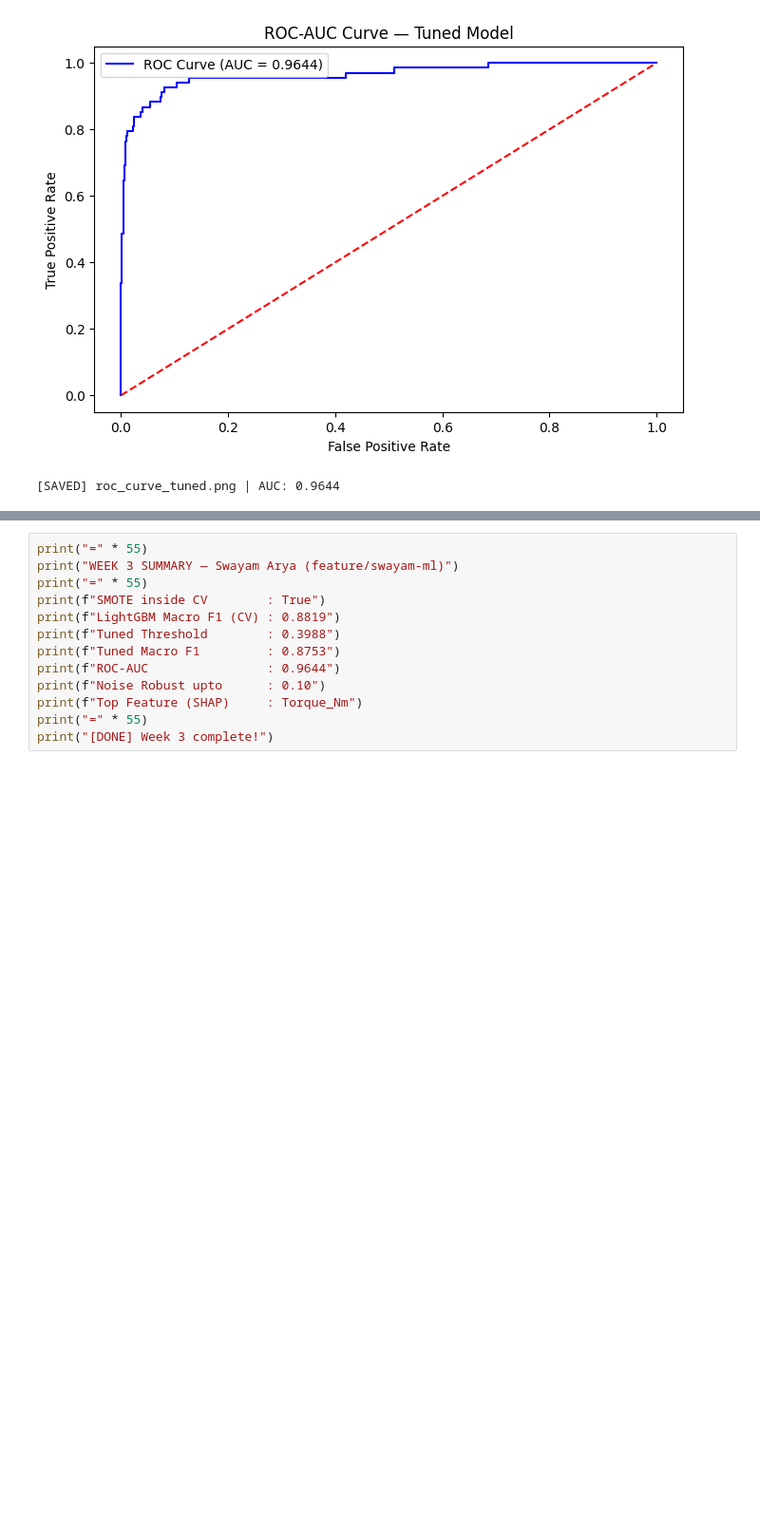
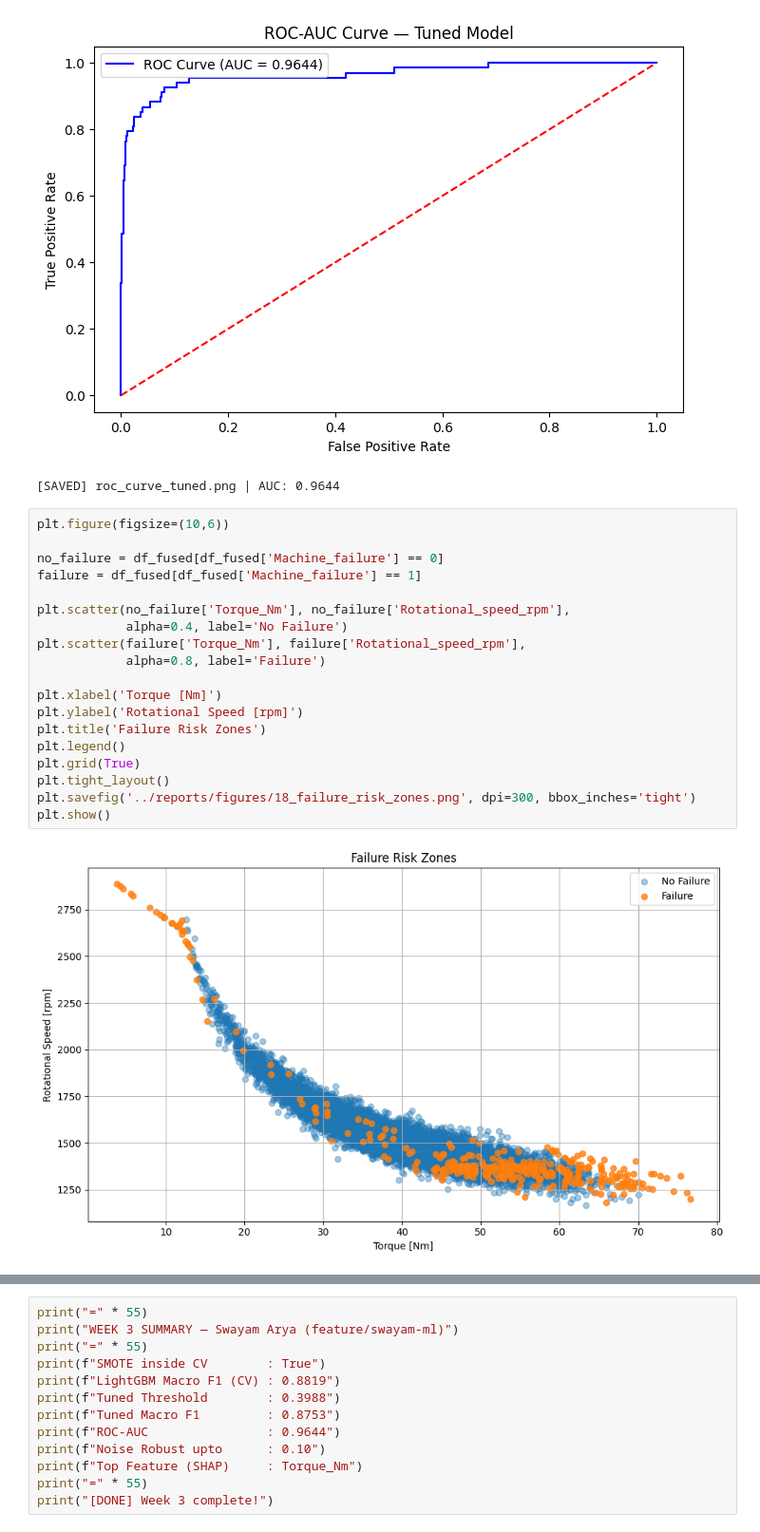
Before and after one commit to Swayam085/predictive-maintenance, a Jupyter notebook: notebooks/03_model.ipynb, the cells around one changed output, grey strips where cells are left out. Shown at 95% size. Cells and saved outputs as stored; diff of their text form; blank space fills up the shorter version.

```diff
--- a/notebooks/03_model.ipynb
+++ b/notebooks/03_model.ipynb
@@ -727,3 +741,24 @@ print(f"[SAVED] roc_curve_tuned.png | AUC: {roc_auc:.4f}")
 # %% [output]
 [figure]
 [SAVED] roc_curve_tuned.png | AUC: 0.9644
+# %%
+plt.figure(figsize=(10,6))
+
+no_failure = df_fused[df_fused['Machine_failure'] == 0]
+failure = df_fused[df_fused['Machine_failure'] == 1]
+
+plt.scatter(no_failure['Torque_Nm'], no_failure['Rotational_speed_rpm'],
+            alpha=0.4, label='No Failure')
+plt.scatter(failure['Torque_Nm'], failure['Rotational_speed_rpm'],
+            alpha=0.8, label='Failure')
+
+plt.xlabel('Torque [Nm]')
+plt.ylabel('Rotational Speed [rpm]')
+plt.title('Failure Risk Zones')
+plt.legend()
+plt.grid(True)
+plt.tight_layout()
+plt.savefig('../reports/figures/18_failure_risk_zones.png', dpi=300, bbox_inches='tight')
+plt.show()
+# %% [output]
+[figure, added]
```
Also changed, not shown: parts of 14 cells of this notebook, 31 other files.
